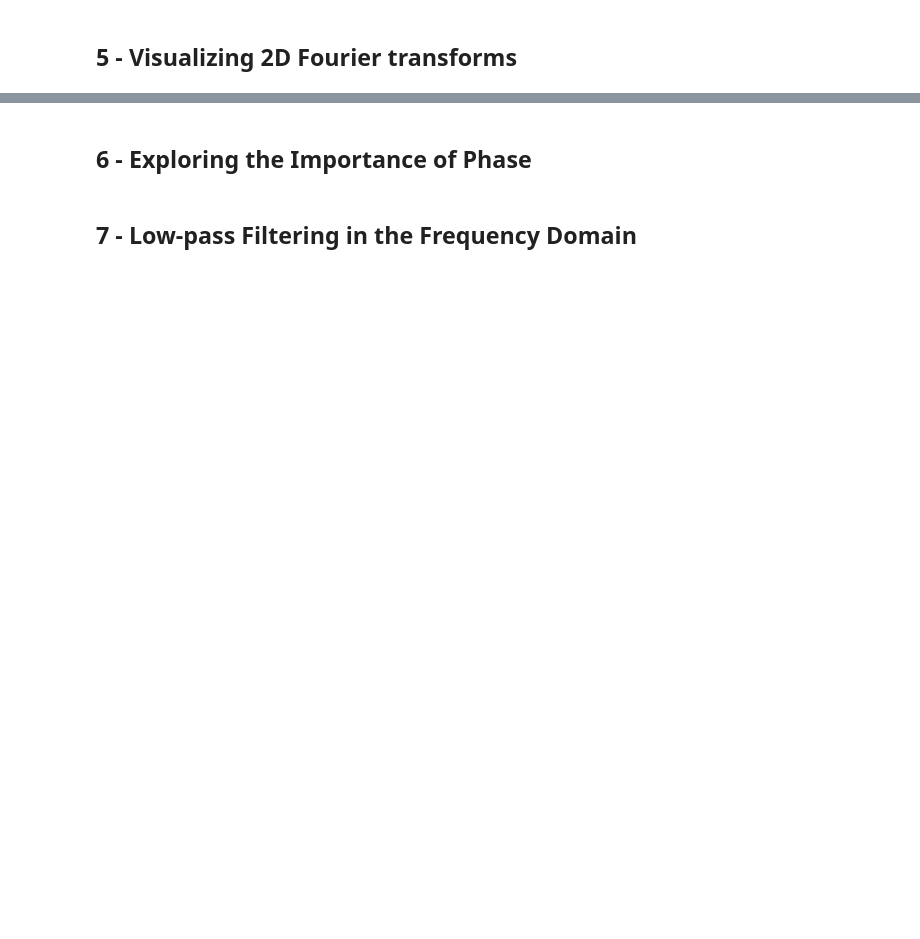
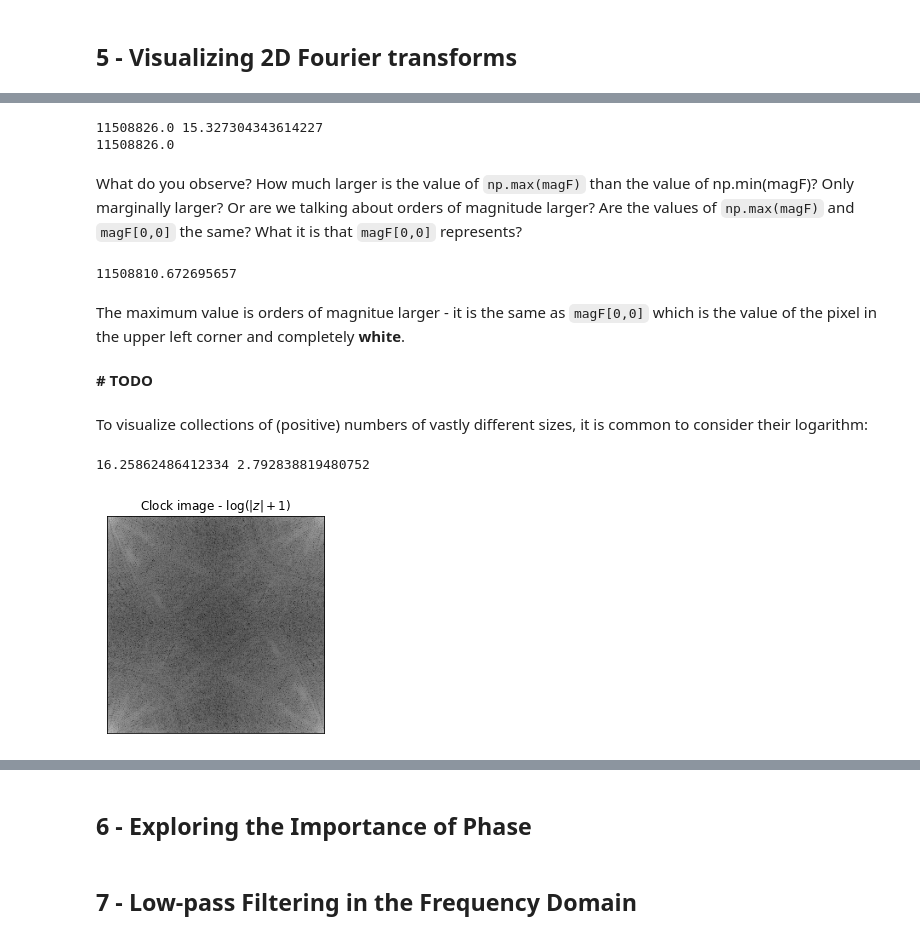
Before and after one commit to FabriceBeaumont/MA-INF_2314_IPSA, a Jupyter notebook: Code/Exercise3/SolutionsOfSheet3.ipynb, the cells around one changed output, grey strips where cells are left out. Saved outputs shown, nothing was run; the diff lists cells and outputs as text; code cells hidden in the pictures; blank space fills up the shorter version.

```diff
--- a/Code/Exercise3/SolutionsOfSheet3.ipynb
+++ b/Code/Exercise3/SolutionsOfSheet3.ipynb
@@ -501,0 +498,32 @@ to be the person whose careless use of a third party library for the design of a
+# %%
+magF = np.abs(dftF)
+
+print(np.max(magF), np.min(magF))
+print(magF[0,0])
+# %% [output]
+11508826.0 15.327304343614227
+11508826.0
+# %% [markdown]
+What do you observe? How much larger is the value of `np.max(magF)` than the value of np.min(magF)? Only marginally larger? Or are we talking about orders of magnitude larger? Are the values of `np.max(magF)` and `magF[0,0]` the same? What it is that `magF[0,0]` represents?
+# %%
+print(np.max(magF) - np.min(magF))
+# %% [output]
+11508810.672695657
+# %% [markdown]
+The maximum value is orders of magnitue larger - it is the same as `magF[0,0]` which is the value of the pixel in the upper left corner and completely **white**.
+# %% [markdown]
+**# TODO**
+# %% [markdown]
+To visualize collections of (positive) numbers of vastly different sizes, it is common to consider their logarithm:
+# %%
+logMagF = np.log(magF + 1)
+print(np.max(logMagF), np.min(logMagF))
+
+# Print the logarithm of the image
+plt.imshow(logMagF, cmap='gray')
+plt.title("Clock image - $\log(|z| + 1)$")
+plt.xticks([]); plt.yticks([])
+plt.show()
+# %% [output]
+16.25862486412334 2.792838819480752
+[figure, added]
```
Also changed, not shown: parts of 30 cells of this notebook.
